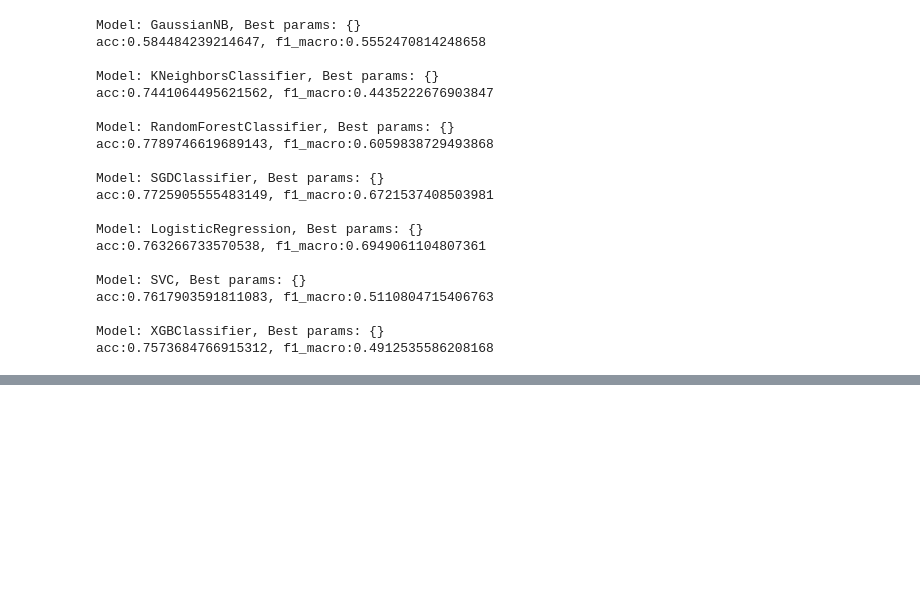
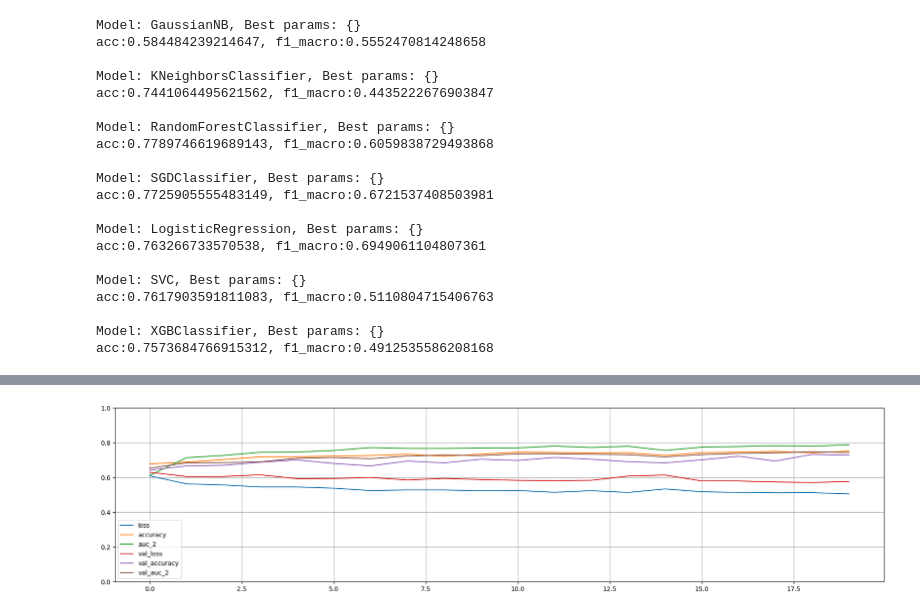
Before and after one commit to AmirHoseein99/Persian_NLP_Task, a Jupyter notebook: NLP_Task.ipynb, the cells around one changed output, grey strips where cells are left out. Cells and saved outputs as stored; diff of their text form; code cells hidden in the pictures; blank space fills up the shorter version.

Commit message:
Using Bert from Huggingface

```diff
--- a/NLP_Task.ipynb
+++ b/NLP_Task.ipynb
@@ -3425,0 +3455,11 @@ acc:0.7573684766915312, f1_macro:0.4912535586208168
+# %%
+input_ids = tf.keras.Input(shape=(30,),dtype='int32')
+attention_masks = tf.keras.Input(shape=(30,),dtype='int32')
+bert_output = bert_model([input_ids,attention_masks])
+output = bert_output[1]
+output = tf.keras.layers.Dense(32,activation='relu')(output)
+output = tf.keras.layers.Dropout(0.2)(output)
+output = tf.keras.layers.Dense(1, activation='sigmoid')(output)
+transormers_model = tf.keras.models.Model(inputs = [input_ids,attention_masks],outputs = output)
+transormers_model.layers[2].trainable = False
+transormers_model.summary()
@@ -3425,0 +3484,11 @@ acc:0.7573684766915312, f1_macro:0.4912535586208168
+# %%
+callbacks = keras.callbacks.EarlyStopping(patience=5, restore_best_weights=True, monitor='val_loss')
+transormers_model.compile(loss='binary_crossentropy',
+                optimizer='adam',
+                metrics=['accuracy', keras.metrics.AUC()]
+)
+# %%
+train_input_ids = np.array(train_encoding['input_ids'])
+train_attention_mask = np.array(train_encoding['attention_mask'])
+# %%
+history=transormers_model.fit([train_input_ids, train_attention_mask], y_train, validation_split=0.1, epochs=20, callbacks=[callbacks])
@@ -3425,0 +3513,7 @@ acc:0.7573684766915312, f1_macro:0.4912535586208168
+# %%
+pd.DataFrame(history.history).plot(figsize=(22, 5))
+plt.grid(True)
+plt.gca().set_ylim(0, 1) # set the vertical range to [0-1]
+plt.show()
+# %% [output]
+[figure, added]
```
Also changed, not shown: parts of 21 cells of this notebook.
